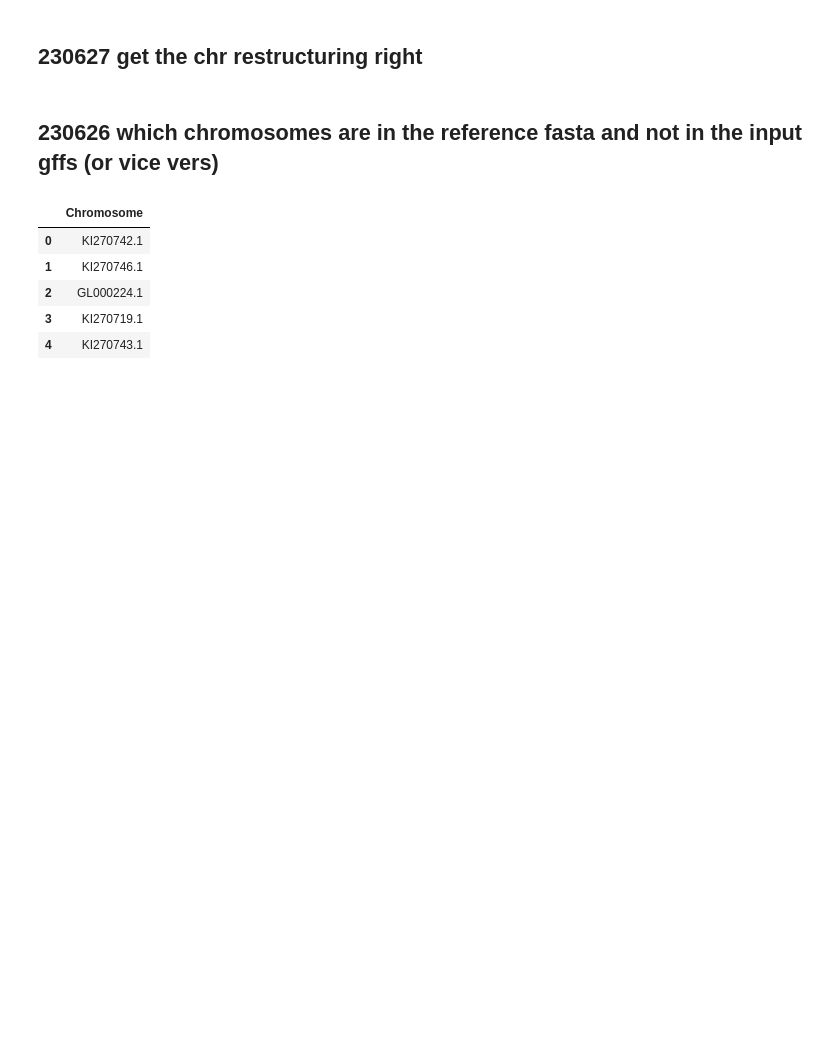
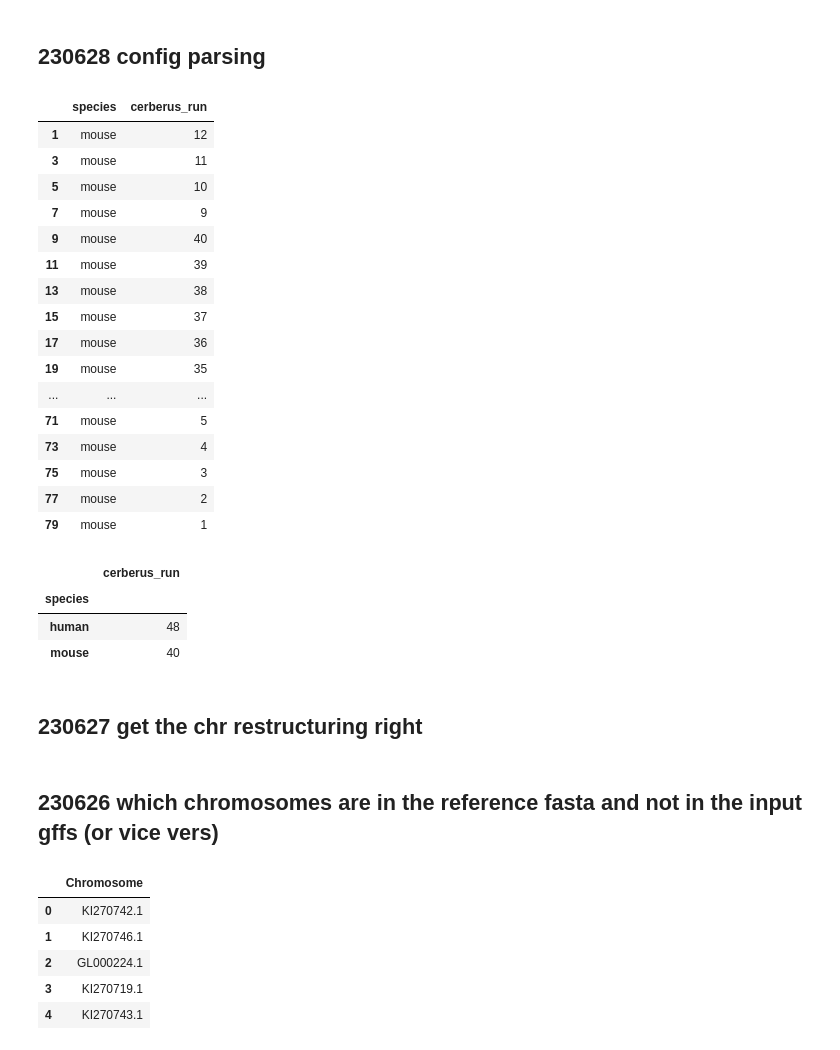
Before and after one commit to fairliereese/230526_gencode, a Jupyter notebook: dev.ipynb, the cells around one changed output. Saved outputs shown, nothing was run; the diff lists cells and outputs as text; code cells hidden in the pictures; blank space fills up the shorter version.

```diff
--- a/dev.ipynb
+++ b/dev.ipynb
@@ -11,6 +11,38 @@ from utils import *
 config_file = 'config.yml'
 with open(config_file) as f:
     config = yaml.safe_load(f)
+# %% [markdown]
+## 230628 config parsing
+# %%
+config_fname = '230614_config.tsv'
+df = parse_input_config(config, config_fname, 'all')
+# %%
+df.loc[df.species=='mouse',['species', 'cerberus_run']]
+# %% [output]
+|  | species | cerberus_run |
+| 1 | mouse | 12 |
+| 3 | mouse | 11 |
+| 5 | mouse | 10 |
+| 7 | mouse | 9 |
+| 9 | mouse | 40 |
+| 11 | mouse | 39 |
+| 13 | mouse | 38 |
+| 15 | mouse | 37 |
+| 17 | mouse | 36 |
+| 19 | mouse | 35 |
+| ... | ... | ... |
+| 71 | mouse | 5 |
+| 73 | mouse | 4 |
+| 75 | mouse | 3 |
+| 77 | mouse | 2 |
+| 79 | mouse | 1 |
+# %%
+df[['species', 'cerberus_run']].groupby('species').max()
+# %% [output]
+|  | cerberus_run |
+| species |  |
+| human | 48 |
+| mouse | 40 |
 # %% [markdown]
 ## 230627 get the chr restructuring right
 # %%
```
Also changed, not shown: 2 other files.
